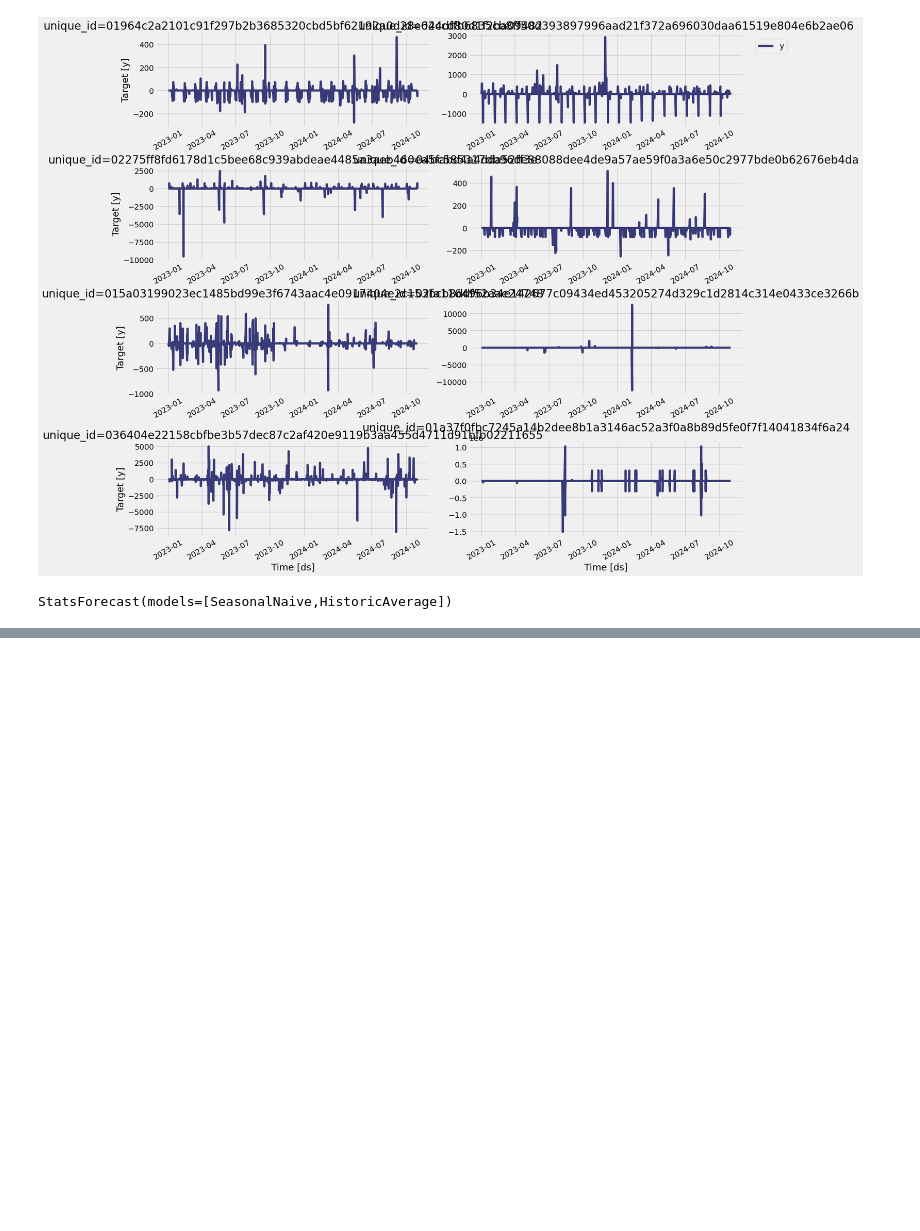
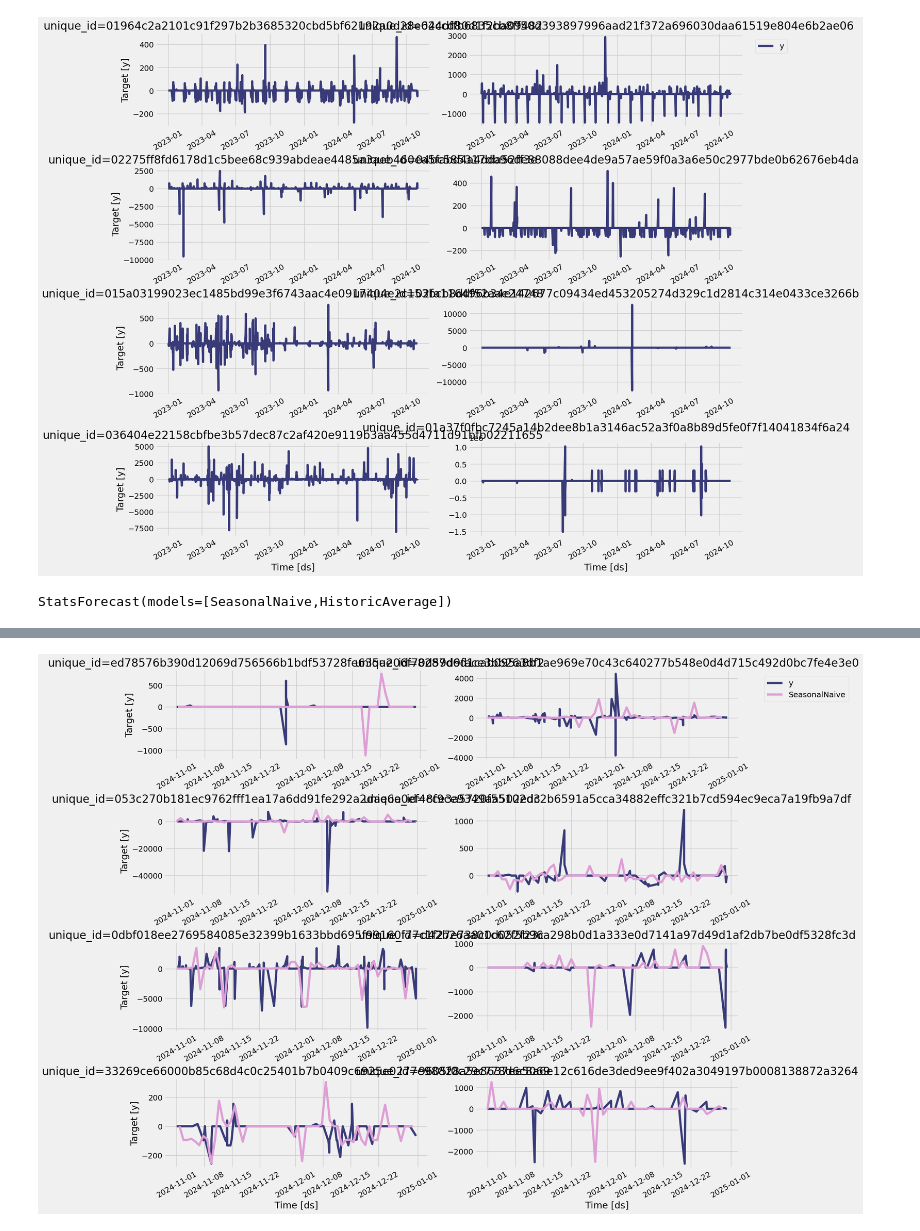
Before and after one commit to martinkivisikk/ml-project, a Jupyter notebook: notebooks/prototyping.ipynb, the cells around one changed output, grey strips where cells are left out. Drawn from its saved outputs; the diff is of its cells as text; code cells hidden in the pictures; blank space fills up the shorter version.

Commit message:
Replace forecast preprocessing, additional plot

```diff
--- a/notebooks/prototyping.ipynb
+++ b/notebooks/prototyping.ipynb
@@ -290,0 +355,4 @@ sf.plot(train_df, forecasts_df)
+# %%
+sf.plot(test_df, forecasts_df[['unique_id','ds','SeasonalNaive']])
+# %% [output]
+[figure, added]
```
Also changed, not shown: parts of 6 cells of this notebook.
